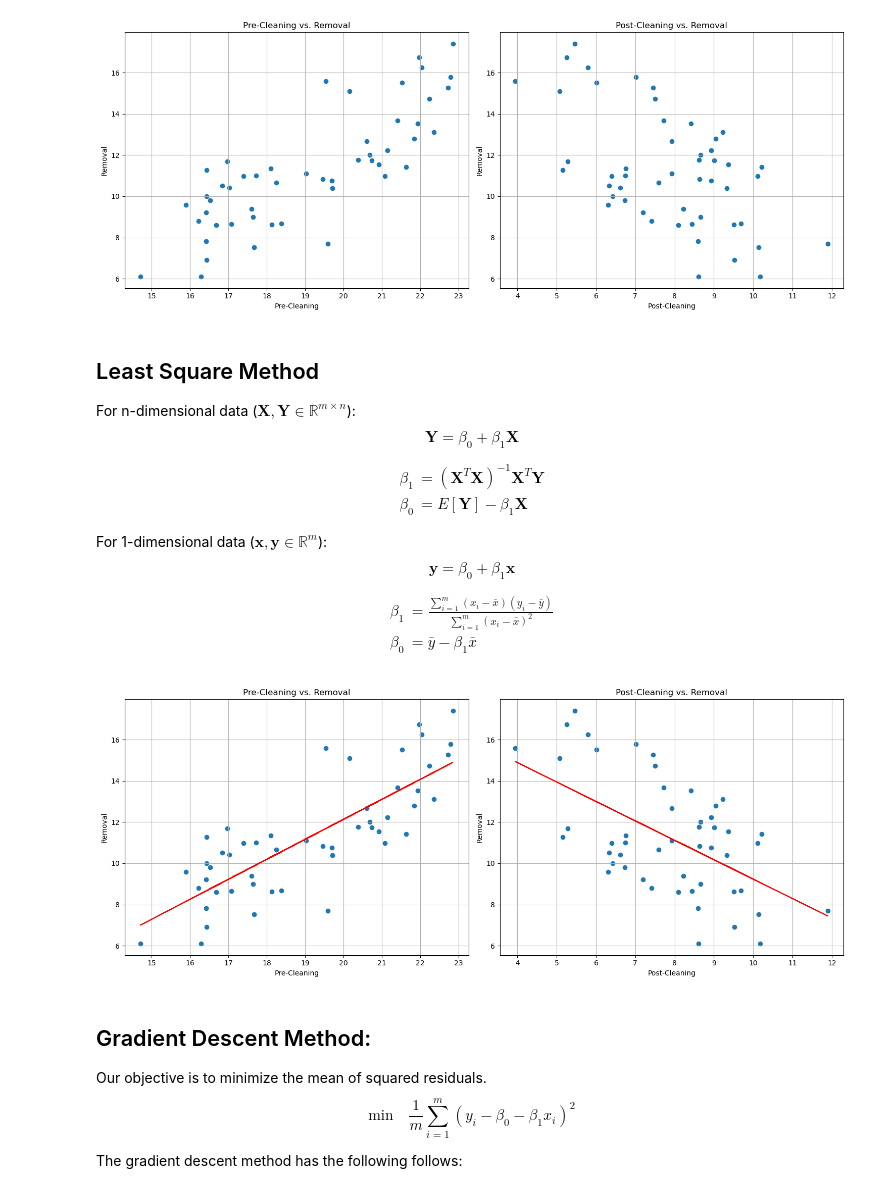
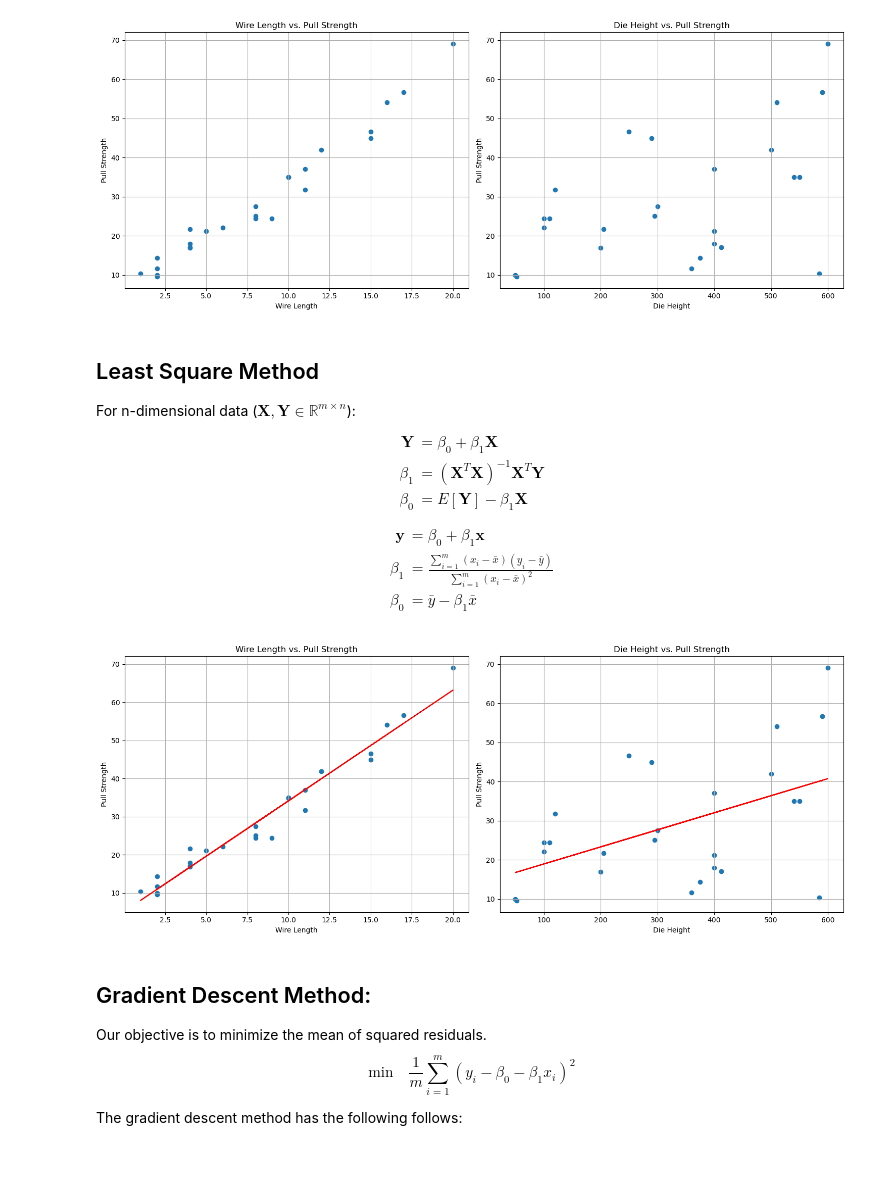
Before and after one commit to vohuynhquangnguyen/portfolio.codes-and-bytes, a Jupyter notebook: projects/linear-regression/gradient_descent_linear_regression.ipynb, the cells around one changed output. Saved outputs shown, nothing was run; the diff lists cells and outputs as text; code cells hidden in the pictures; blank space fills up the shorter version.

```diff
--- a/projects/linear-regression/gradient_descent_linear_regression.ipynb
+++ b/projects/linear-regression/gradient_descent_linear_regression.ipynb
@@ -6,52 +6,46 @@ import matplotlib.pyplot as plt
 ##
 # Load the dataset:
 #
-dataframe = pd.read_csv("../linear-regression/dataset/Cleaning.csv")
-X1 = dataframe["Pre-Cleaning"]
-X2 = dataframe["Post-Cleaning"]
-Y = dataframe["Removal"]
+dataframe = pd.read_csv("../linear-regression/dataset/wirepullstrength.csv")
+X1 = dataframe["Wire Length"]
+X2 = dataframe["Die Height"]
+Y = dataframe["Pull Strength"]
 
 ##
 # Visualize the dataset:
 #
 fig, axs = plt.subplots(1,2, figsize = (15,6), dpi = 100)
 axs[0].scatter(X1, Y)
-axs[0].set_title('Pre-Cleaning vs. Removal')
-axs[0].set_xlabel('Pre-Cleaning')
-axs[0].set_ylabel('Removal')
+axs[0].set_title('Wire Length vs. Pull Strength')
+axs[0].set_xlabel('Wire Length')
+axs[0].set_ylabel('Pull Strength')
 axs[0].grid(True)
 
 axs[1].scatter(X2, Y)
-axs[1].set_title('Post-Cleaning vs. Removal')
-axs[1].set_xlabel('Post-Cleaning')
-axs[1].set_ylabel('Removal')
+axs[1].set_title('Die Height vs. Pull Strength')
+axs[1].set_xlabel('Die Height')
+axs[1].set_ylabel('Pull Strength')
 axs[1].grid(True)
 
 fig.tight_layout()
 plt.show()
 # %% [output]
-[figure, old version]
+[figure, new version]
 # %% [markdown]
 ## Least Square Method
 For n-dimensional data ($\mathbf{X}, \mathbf{Y} \in \mathbb{R}^{m\times n}$):
-$$
-\mathbf{Y} = \beta_0 + \beta_1\mathbf{X}
-$$
 
 $$
 \begin{aligned}
+\mathbf{Y} &= \beta_0 + \beta_1\mathbf{X} \\
 \beta_1 &= (\mathbf{X}^T\mathbf{X})^{-1}\mathbf{X}^T\mathbf{Y} \\
 \beta_0 &= E[\mathbf{Y}] - \beta_1\mathbf{X}
 \end{aligned}
 $$
 
-For 1-dimensional data ($\mathbf{x}, \mathbf{y} \in \mathbb{R}^{m}$):
-$$
-\mathbf{y} = \beta_0 + \beta_1\mathbf{x}
-$$
-
 $$
 \begin{aligned}
+\mathbf{y} &= \beta_0 + \beta_1\mathbf{x} \\
 \beta_1 &= \frac{\sum_{i = 1}^m (x_i - \bar{x})(y_i - \bar{y})}{\sum_{i = 1}^m (x_i - \bar{x})^2} \\
 \beta_0 &= \bar{y} - \beta_1\bar{x}
 \end{aligned}
@@ -69,31 +63,31 @@ def one_dimensional_least_square(X, Y):
 # %%
 beta_0_X1, beta_1_X1 = one_dimensional_least_square(X1, Y)
 Yhat_1 = beta_0_X1 + beta_1_X1 * X1
 f1 = lambda x: beta_0_X1 + beta_1_X1 * x
 
 beta_0_X2, beta_1_X2 = one_dimensional_least_square(X2, Y)
 Yhat_2 = beta_0_X2 + beta_1_X2 * X2
 f2 = lambda x: beta_0_X2 + beta_1_X2 * x
 
 fig, axs = plt.subplots(1,2, figsize = (15,6), dpi = 100)
 axs[0].scatter(X1, Y)
 axs[0].plot(X1, f1(X1), color = 'red')
-axs[0].set_title('Pre-Cleaning vs. Removal')
-axs[0].set_xlabel('Pre-Cleaning')
-axs[0].set_ylabel('Removal')
+axs[0].set_title('Wire Length vs. Pull Strength')
+axs[0].set_xlabel('Wire Length')
+axs[0].set_ylabel('Pull Strength')
 axs[0].grid(True)
 
 axs[1].scatter(X2, Y)
 axs[1].plot(X2, f2(X2), color = 'red')
-axs[1].set_title('Post-Cleaning vs. Removal')
-axs[1].set_xlabel('Post-Cleaning')
-axs[1].set_ylabel('Removal')
+axs[1].set_title('Die Height vs. Pull Strength')
+axs[1].set_xlabel('Die Height')
+axs[1].set_ylabel('Pull Strength')
 axs[1].grid(True)
 
 fig.tight_layout()
 plt.show()
 # %% [output]
-[figure, old version]
+[figure, new version]
 # %% [markdown]
 ## Gradient Descent Method:
 Our objective is to minimize the mean of squared residuals.
```
Also changed, not shown: parts of 1 cell of this notebook, 5 other files.
